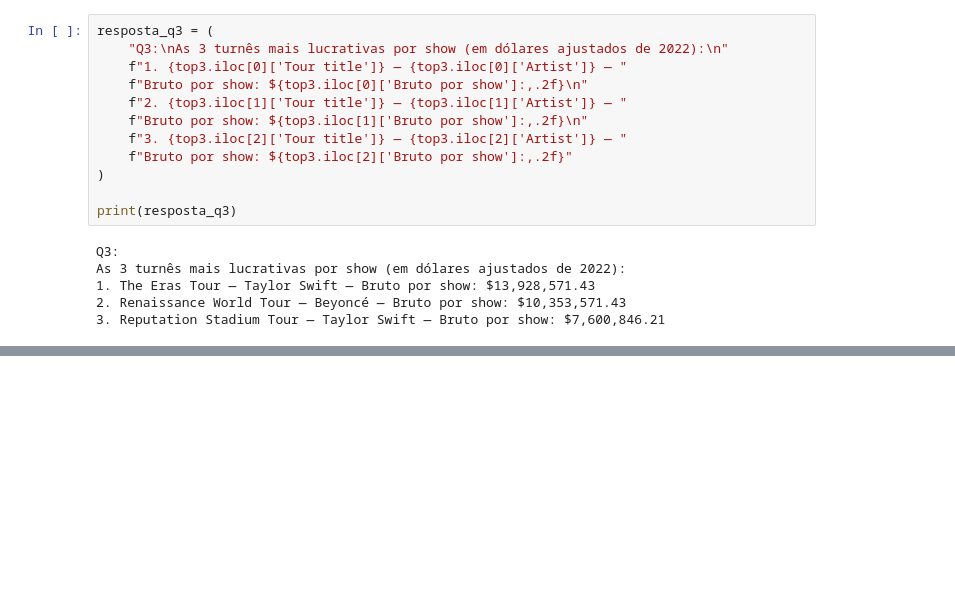
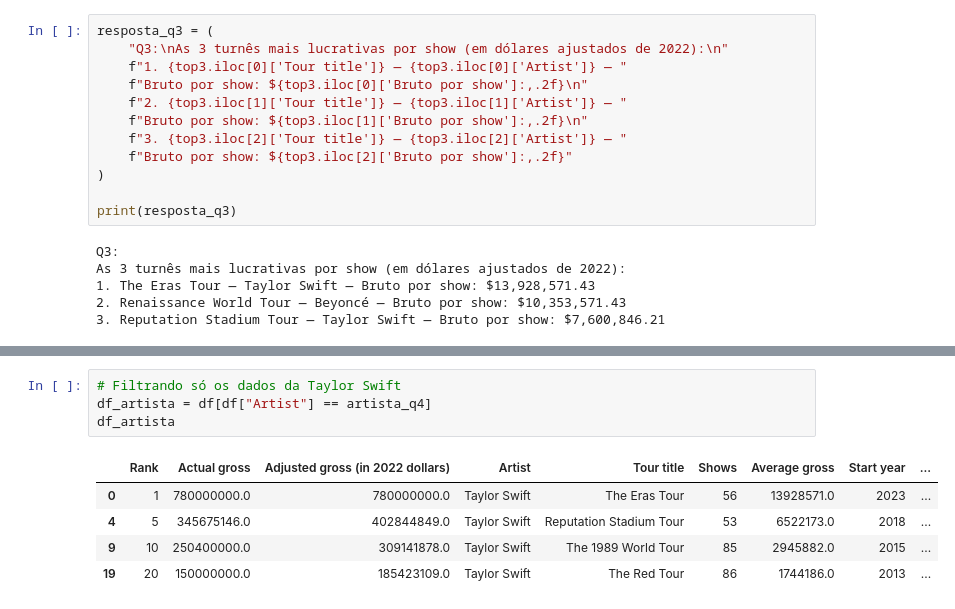
Before and after one commit to aline-hoffmann/scholarship-compass, a Jupyter notebook: Sprint_3/Desafio/etapa-2/job.ipynb, the cells around one changed output, grey strips where cells are left out. Saved outputs shown, nothing was run; the diff lists cells and outputs as text; blank space fills up the shorter version.

```diff
--- a/Sprint_3/Desafio/etapa-2/job.ipynb
+++ b/Sprint_3/Desafio/etapa-2/job.ipynb
@@ -184,0 +206,10 @@ As 3 turnês mais lucrativas por show (em dólares ajustados de 2022):
+# %%
+# Filtrando só os dados da Taylor Swift
+df_artista = df[df["Artist"] == artista_q4]
+df_artista
+# %% [output]
+|  | Rank | Actual gross | Adjusted gross (in 2022 dollars) | Artist | Tour title | Shows | Average gross | Start year | ... |
+| 0 | 1 | 780000000.0 | 780000000.0 | Taylor Swift | The Eras Tour | 56 | 13928571.0 | 2023 | ... |
+| 4 | 5 | 345675146.0 | 402844849.0 | Taylor Swift | Reputation Stadium Tour | 53 | 6522173.0 | 2018 | ... |
+| 9 | 10 | 250400000.0 | 309141878.0 | Taylor Swift | The 1989 World Tour | 85 | 2945882.0 | 2015 | ... |
+| 19 | 20 | 150000000.0 | 185423109.0 | Taylor Swift | The Red Tour | 86 | 1744186.0 | 2013 | ... |
```
Also changed, not shown: parts of 6 cells of this notebook, 1 other file.
